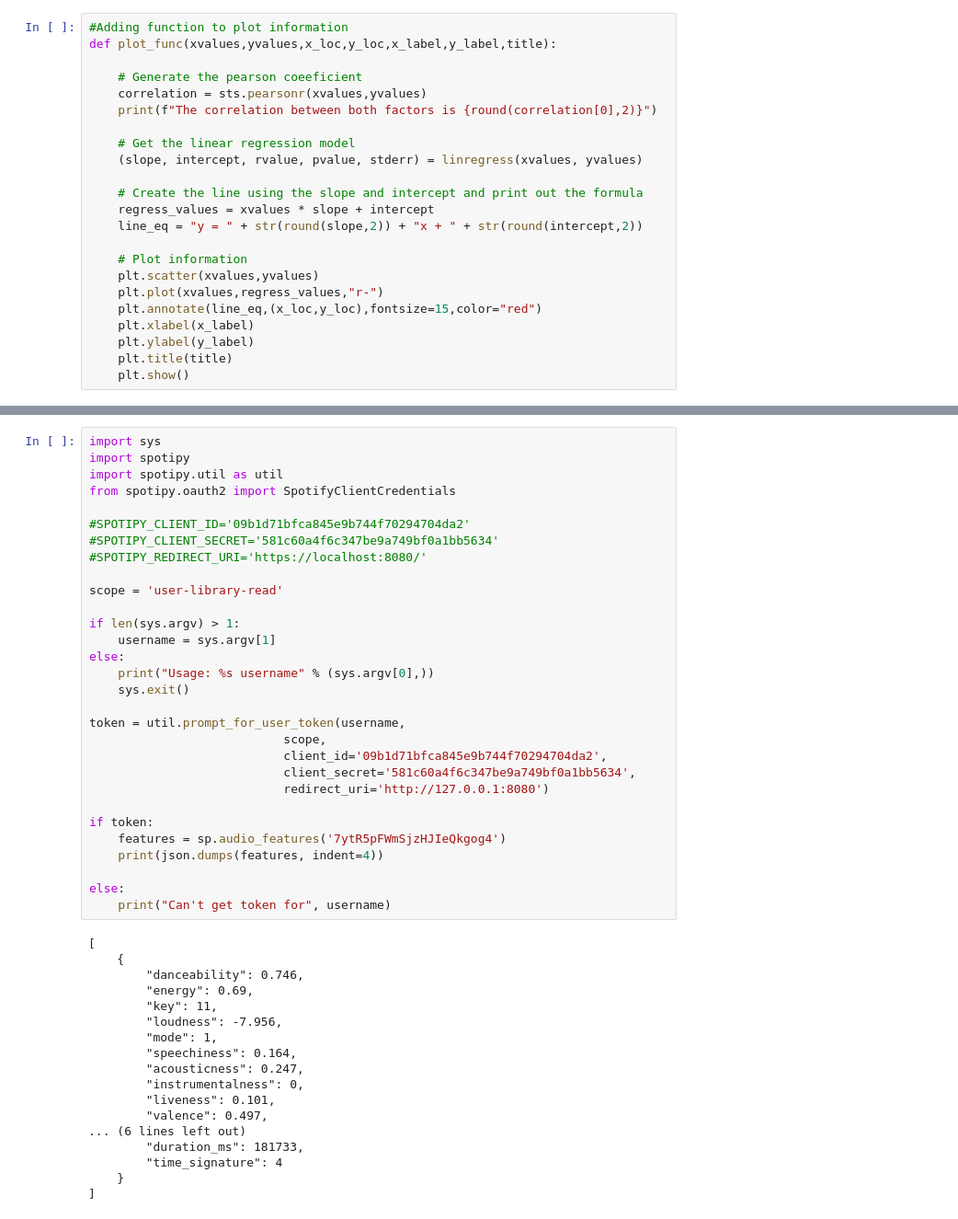
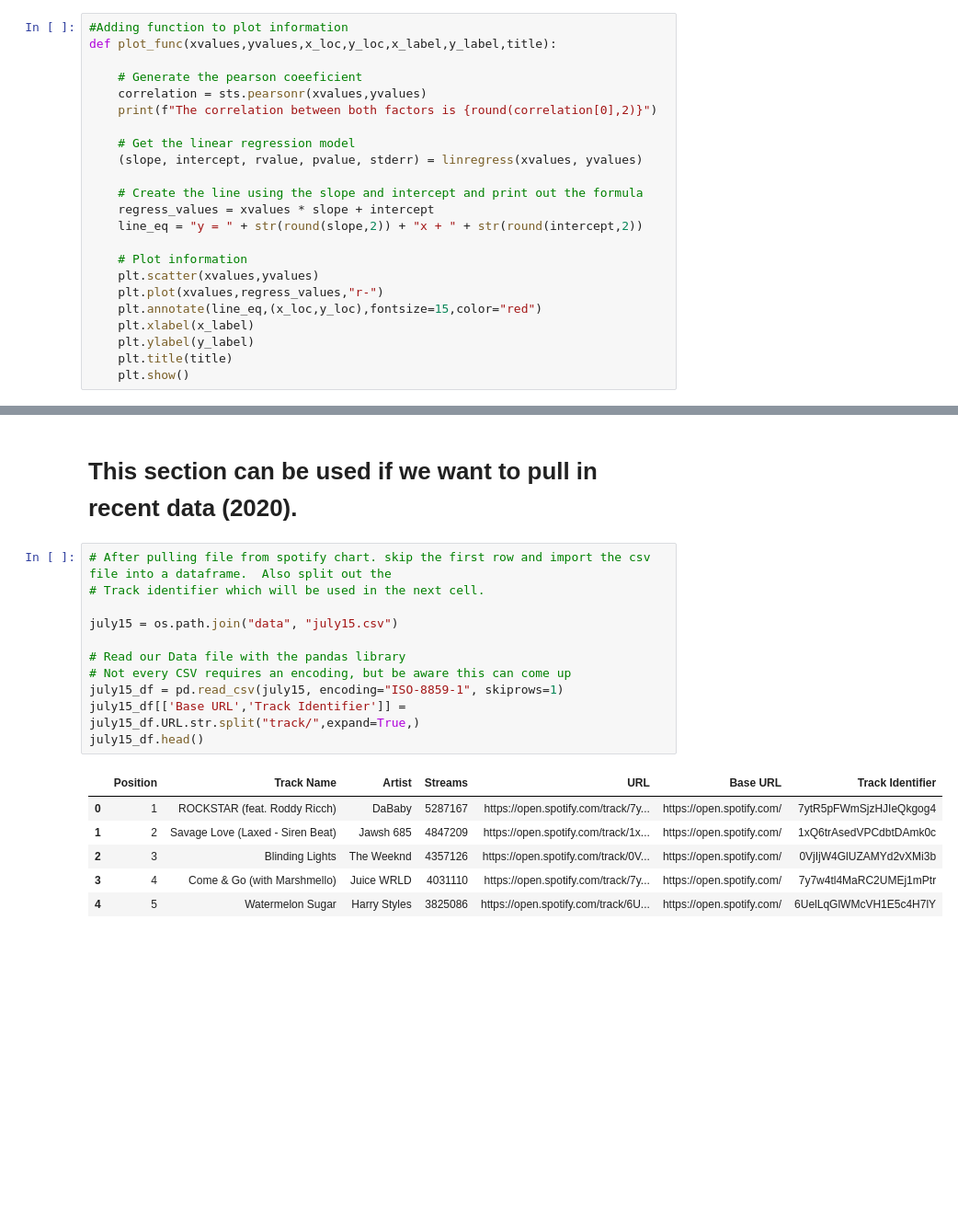
Before and after one commit to rlylecastro/project1, a Jupyter notebook: music.ipynb, the cells around one changed output, grey strips where cells are left out. Shown at 92% size. Saved outputs shown, nothing was run; the diff lists cells and outputs as text; blank space fills up the shorter version.

```diff
--- a/music.ipynb
+++ b/music.ipynb
@@ -136,48 +136,20 @@ danceability: 0.746
-# %%
-import sys
-import spotipy
-import spotipy.util as util
-from spotipy.oauth2 import SpotifyClientCredentials
-
-#SPOTIPY_CLIENT_ID='09b1d71bfca845e9b744f70294704da2'
-#SPOTIPY_CLIENT_SECRET='581c60a4f6c347be9a749bf0a1bb5634'
-#SPOTIPY_REDIRECT_URI='https://localhost:8080/'
-
-scope = 'user-library-read'
-
-if len(sys.argv) > 1:
-    username = sys.argv[1]
-else:
-    print("Usage: %s username" % (sys.argv[0],))
-    sys.exit()
-
-token = util.prompt_for_user_token(username,
-                           scope,
-                           client_id='09b1d71bfca845e9b744f70294704da2',
-                           client_secret='581c60a4f6c347be9a749bf0a1bb5634',
-                           redirect_uri='http://127.0.0.1:8080')
-
-if token:
-    features = sp.audio_features('7ytR5pFWmSjzHJIeQkgog4')
-    print(json.dumps(features, indent=4))
-
-else:
-    print("Can't get token for", username)
-# %% [output]
-[
-    {
-        "danceability": 0.746,
-        "energy": 0.69,
-        "key": 11,
-        "loudness": -7.956,
-        "mode": 1,
-        "speechiness": 0.164,
-        "acousticness": 0.247,
-        "instrumentalness": 0,
-        "liveness": 0.101,
-        "valence": 0.497,
-... (6 lines left out)
-        "duration_ms": 181733,
-        "time_signature": 4
-    }
-]
+# %% [markdown]
+# This section can be used if we want to pull in recent data (2020).
+# %%
+# After pulling file from spotify chart. skip the first row and import the csv file into a dataframe.  Also split out the
+# Track identifier which will be used in the next cell.
+
+july15 = os.path.join("data", "july15.csv")
+
+# Read our Data file with the pandas library
+# Not every CSV requires an encoding, but be aware this can come up
+july15_df = pd.read_csv(july15, encoding="ISO-8859-1", skiprows=1)
+july15_df[['Base URL','Track Identifier']] = july15_df.URL.str.split("track/",expand=True,)
+july15_df.head()
+# %% [output]
+|  | Position | Track Name | Artist | Streams | URL | Base URL | Track Identifier |
+| 0 | 1 | ROCKSTAR (feat. Roddy Ricch) | DaBaby | 5287167 | https://open.spotify.com/track/7y... | https://open.spotify.com/ | 7ytR5pFWmSjzHJIeQkgog4 |
+| 1 | 2 | Savage Love (Laxed - Siren Beat) | Jawsh 685 | 4847209 | https://open.spotify.com/track/1x... | https://open.spotify.com/ | 1xQ6trAsedVPCdbtDAmk0c |
+| 2 | 3 | Blinding Lights | The Weeknd | 4357126 | https://open.spotify.com/track/0V... | https://open.spotify.com/ | 0VjIjW4GlUZAMYd2vXMi3b |
+| 3 | 4 | Come & Go (with Marshmello) | Juice WRLD | 4031110 | https://open.spotify.com/track/7y... | https://open.spotify.com/ | 7y7w4tl4MaRC2UMEj1mPtr |
+| 4 | 5 | Watermelon Sugar | Harry Styles | 3825086 | https://open.spotify.com/track/6U... | https://open.spotify.com/ | 6UelLqGlWMcVH1E5c4H7lY |
```
Also changed, not shown: parts of 13 cells of this notebook, 2 other files.
